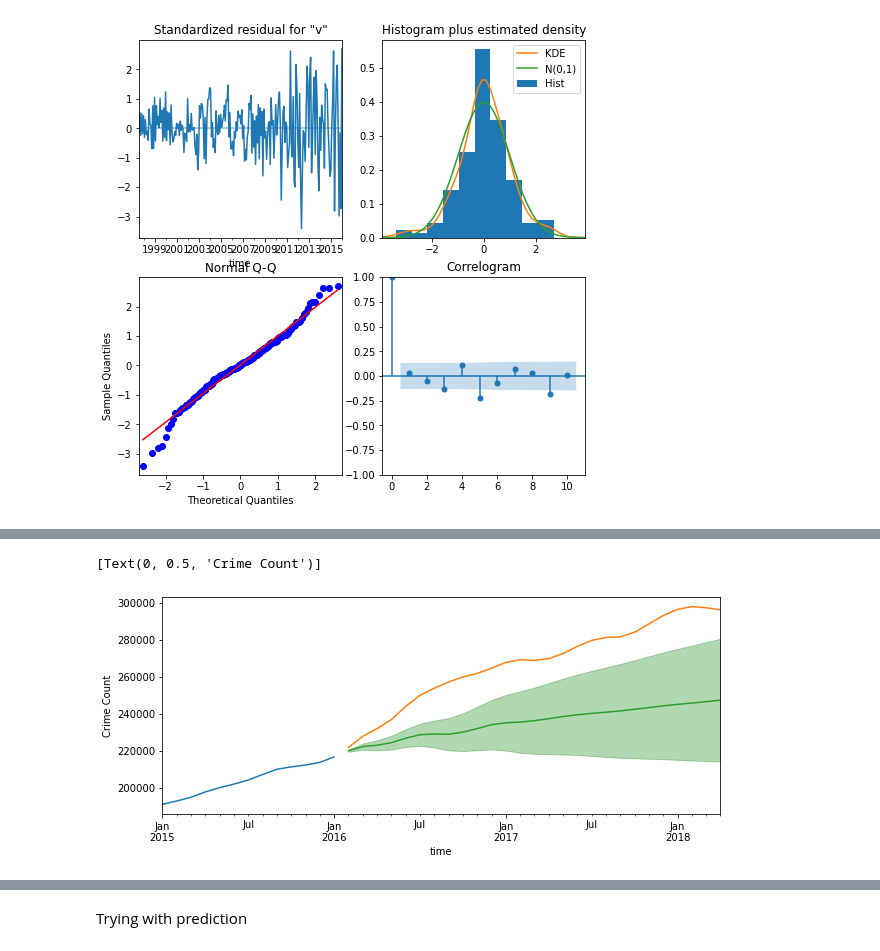
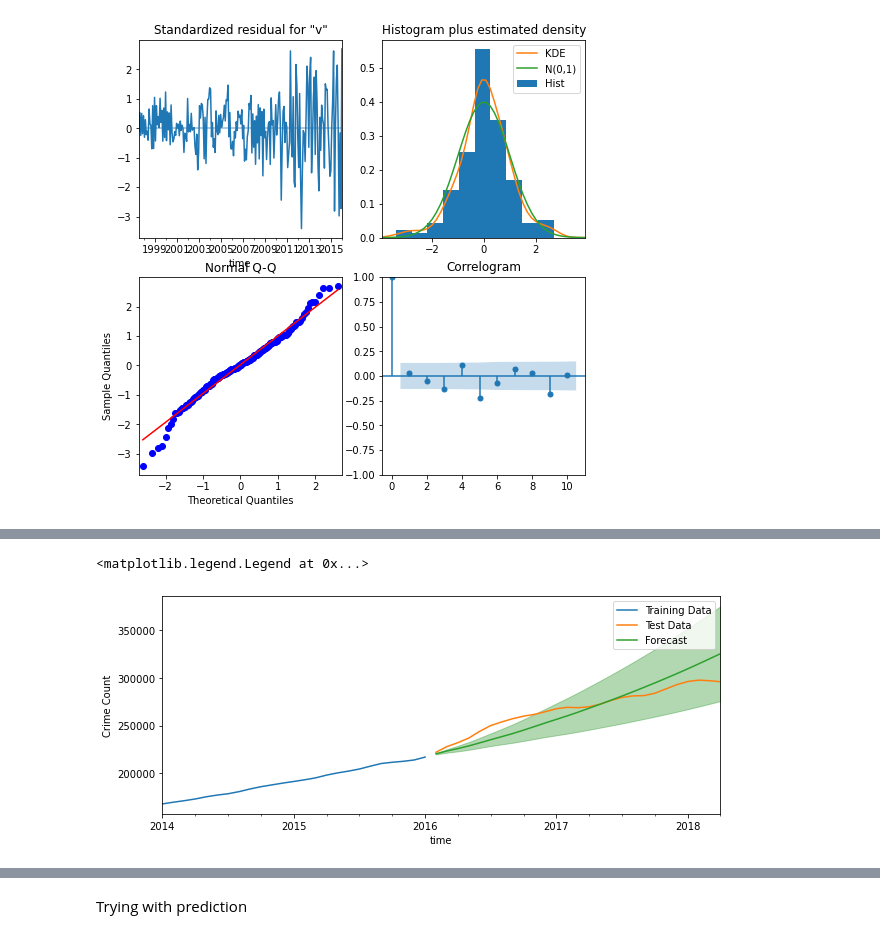
Before and after one commit to kuninethan95/Time_Series_Model, a Jupyter notebook: time-series/starter_notebook.ipynb, the cells around one changed output, grey strips where cells are left out. Cells and saved outputs as stored; diff of their text form; code cells hidden in the pictures.

```diff
--- a/time-series/starter_notebook.ipynb
+++ b/time-series/starter_notebook.ipynb
@@ -897,0 +877,25 @@ print(grid_tests)
+# %%
+def fit_final_model(df_train, arma_order, seasonal_order, trend_, mle, conc_scale):
+    model = SARIMAX(train_78721,order=arma_order,seasonal_order=seasonal_order, enforce_invertibility=False,
+                    enforce_stationarity=False, trend=trend_, mle_regression=mle,
+                    concentrate_scale=conc_scale, freq='MS')
+    best_model = model.fit()
+    return best_model
+# %%
+#https://stats.stackexchange.com/questions/313426/mle-convergence-errors-with-statespace-sarimax
+# Trying to get the model to converge unsuccesfully
+
+test_best_model=fit_final_model(train_78721, test_dict['arma_order'], test_dict['seasonal_order'],
+               test_dict['Trend'], test_dict['MLE_Regression'], test_dict['Concentrate_Scale'])
+# %%
+def get_forecast(best_model, test_data):
+    forecast = best_model.get_forecast(steps=len(test_data),dynamic=True)
+
+    ## save forecasted mean and upper/lower ci as df
+    forecast_df = forecast.conf_int()
+    forecast_df.columns = ['Lower CI','Upper CI']
+    forecast_df['Forecast'] = forecast.predicted_mean
+    forecast_df
+    return forecast_df
+# %%
+df_preds = get_forecast(test_best_model, test_78721)
@@ -925,19 +931,18 @@ forecast_df
 # %%
 fig,ax = plt.subplots(figsize=(10,4))
 
-
 # Plotting Training and test data
-train_78721['2015-01-01':].plot(label='Training Data')
-test_78721['2015-01-01':].plot(label='Test Data')
+train_78721['2014-01-01':].plot(label='Training Data')
+test_78721['2014-01-01':].plot(label='Test Data')
 
 ## Plotting Forefcast and CI
-forecast_df['Forecast'].plot(ax=ax,label='Forecast')
-ax.fill_between(forecast_df.index,
-                forecast_df['Lower CI'],
-                forecast_df['Upper CI'],color='g',alpha=0.3)
+df_preds['Forecast'].plot(ax=ax,label='Forecast')
+ax.fill_between(df_preds.index,
+                df_preds['Lower CI'],
+                df_preds['Upper CI'],color='g',alpha=0.3)
 
 ax.set(ylabel='Crime Count')
-# ax.legend()
+ax.legend()
 # %% [output]
-[Text(0, 0.5, 'Crime Count')]
+<matplotlib.legend.Legend at 0x...>
-[figure, old version]
+[figure, new version]
```
Also changed, not shown: parts of 19 cells of this notebook.
